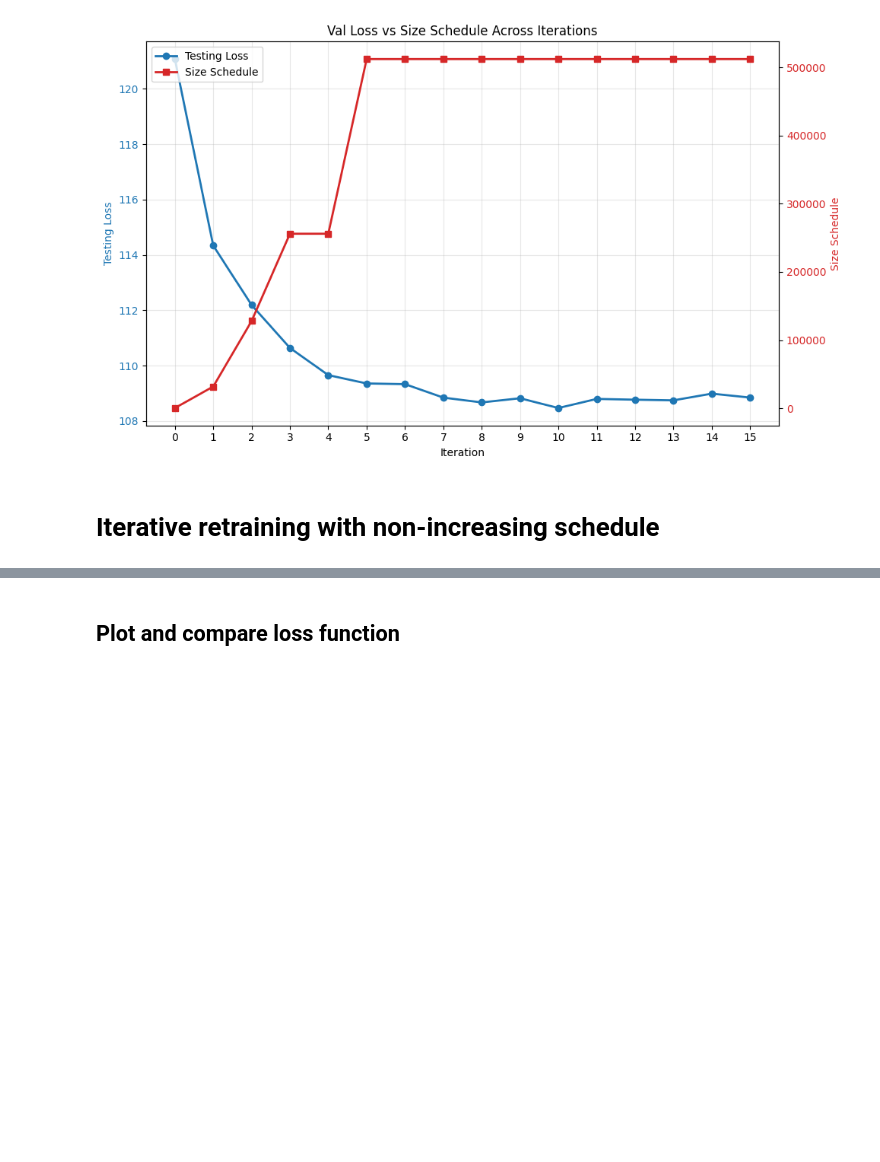
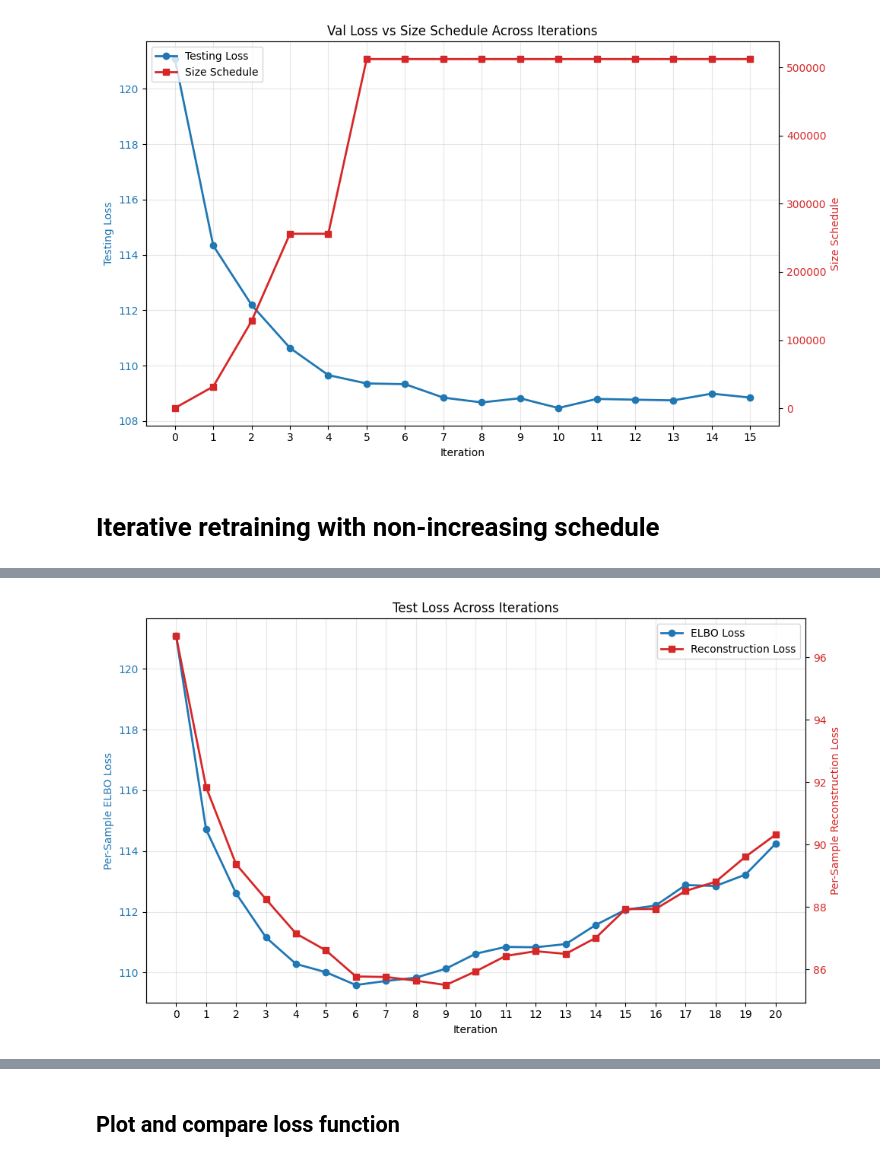
Before and after one commit to liuqiyuanhhh/Verified-Synthetic-Data, a Jupyter notebook: MNIST/iter_retrain_with_prompt.ipynb, the cells around one changed output, grey strips where cells are left out. Cells and saved outputs as stored; diff of their text form; code cells hidden in the pictures; blank space fills up the shorter version.

```diff
--- a/MNIST/iter_retrain_with_prompt.ipynb
+++ b/MNIST/iter_retrain_with_prompt.ipynb
@@ -331,0 +380,41 @@ print(res_table_fixsize)
+# %%
+import matplotlib.pyplot as plt
+
+# Create figure and axis
+fig, ax1 = plt.subplots(figsize=(10, 6))
+
+# Plot val_loss (ELBO) on primary y-axis
+color1 = 'tab:blue'
+ax1.set_xlabel('Iteration')
+ax1.set_ylabel('Per-Sample ELBO Loss', color=color1)
+line1 = ax1.plot(range(len(res_table_delta50K['val_loss'])), res_table_delta50K['val_loss'],
+                 color=color1, marker='o', linewidth=2, markersize=6, label='ELBO Loss')
+ax1.tick_params(axis='y', labelcolor=color1)
+ax1.grid(True, alpha=0.3)
+
+# Create secondary y-axis for reconstruction loss
+ax2 = ax1.twinx()
+color2 = 'tab:red'
+ax2.set_ylabel('Per-Sample Reconstruction Loss', color=color2)
+line2 = ax2.plot(range(len(res_table_delta50K['val_recon'])), res_table_delta50K['val_recon'],
+                 color=color2, marker='s', linewidth=2, markersize=6, label='Reconstruction Loss')
+ax2.tick_params(axis='y', labelcolor=color2)
+
+# Set x-axis ticks
+ax1.set_xticks(range(len(res_table_delta50K['val_loss'])))
+ax1.set_xticklabels(range(len(res_table_delta50K['val_loss'])))
+
+# Create combined legend
+lines1, labels1 = ax1.get_legend_handles_labels()
+lines2, labels2 = ax2.get_legend_handles_labels()
+ax1.legend(lines1 + lines2, labels1 + labels2, loc='upper right')
+
+# Add title
+plt.title('Test Loss Across Iterations')
+
+plt.savefig('fig_iter_recon_loss.png', dpi=300, bbox_inches='tight')
+# Adjust layout and show
+plt.tight_layout()
+plt.show()
+# %% [output]
+[figure, added]
```
Also changed, not shown: parts of 16 cells of this notebook, 1 other file.
